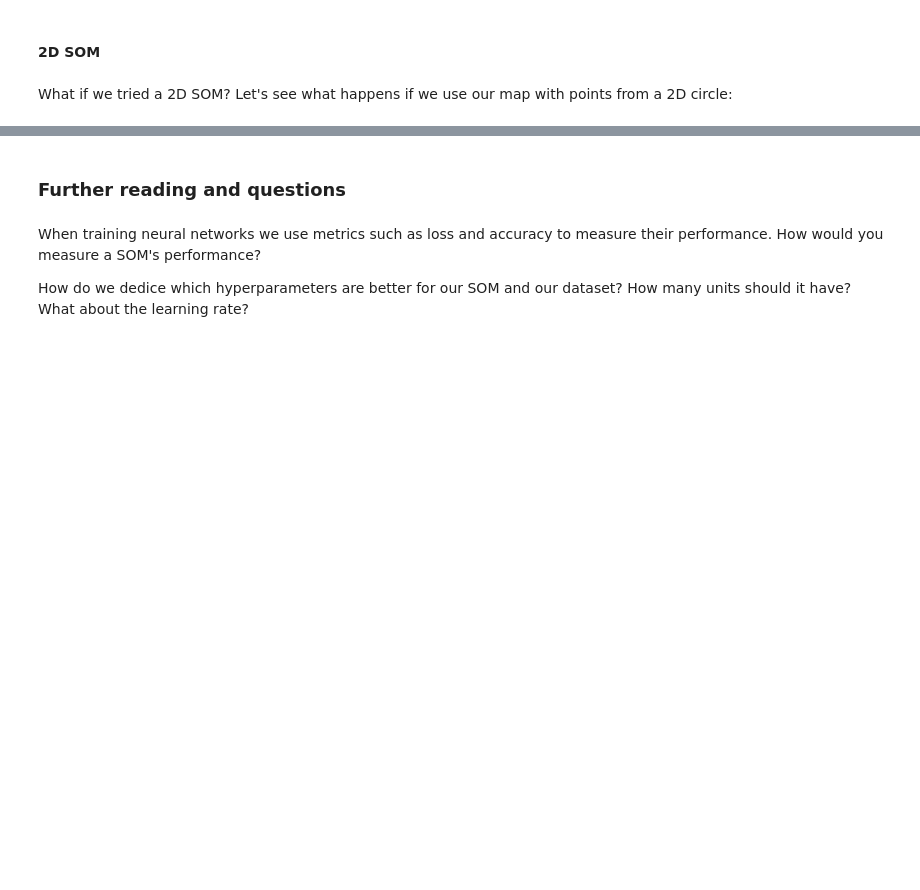
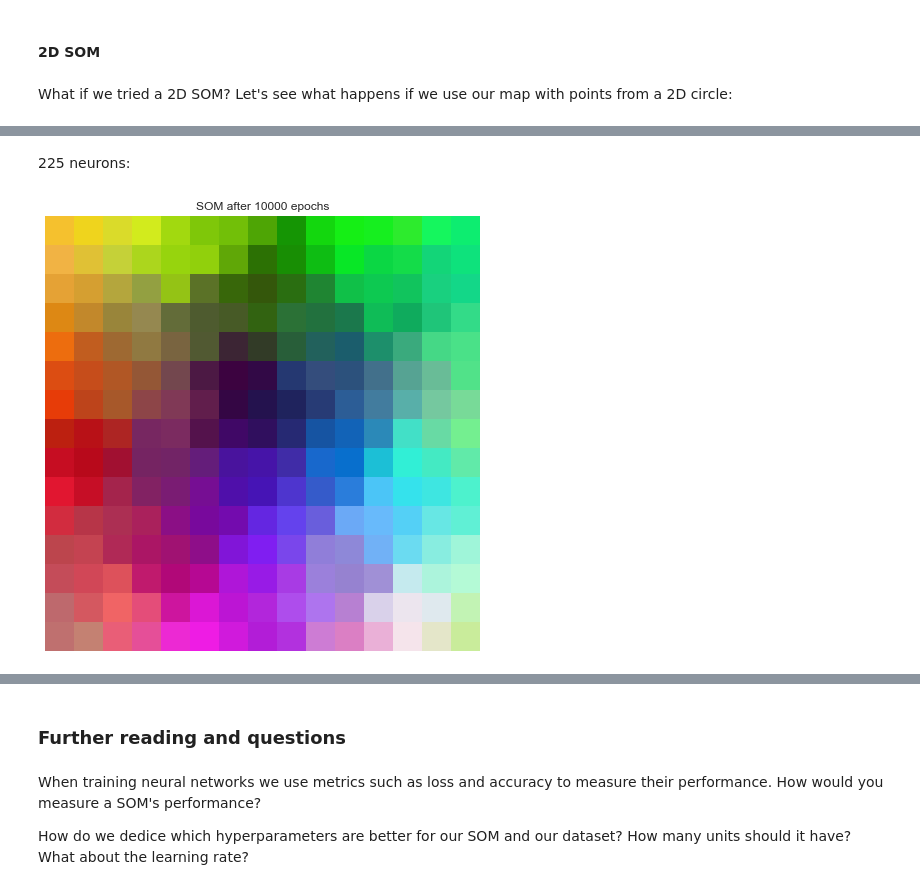
Before and after one commit to AMSUFV/SOM, a Jupyter notebook: SOM.ipynb, the cells around one changed output, grey strips where cells are left out. Drawn from its saved outputs; the diff is of its cells as text; code cells hidden in the pictures; blank space fills up the shorter version.

```diff
--- a/SOM.ipynb
+++ b/SOM.ipynb
@@ -263,0 +310,7 @@ som2d.train(dataset, epochs=10000, interval=2000)
+# %% [markdown]
+225 neurons:
+# %%
+som = SOM(map_side=15, input_dim=3, learning_rate=0.6)
+som.train(dataset, epochs=10000, show_progress=True, interval=2000)
+# %% [output]
+[figure, added]
```
Also changed, not shown: parts of 21 cells of this notebook.
